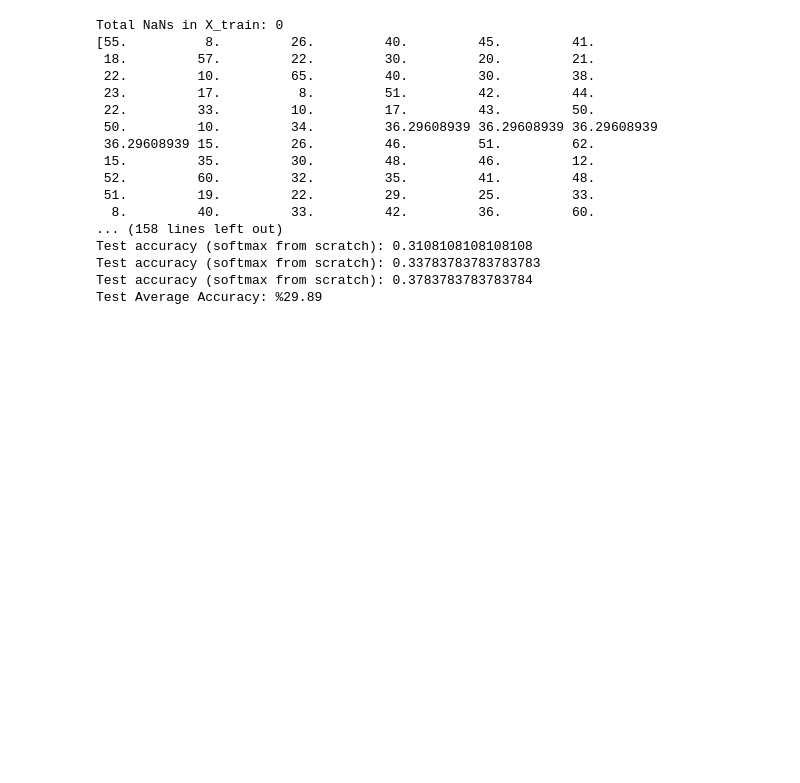
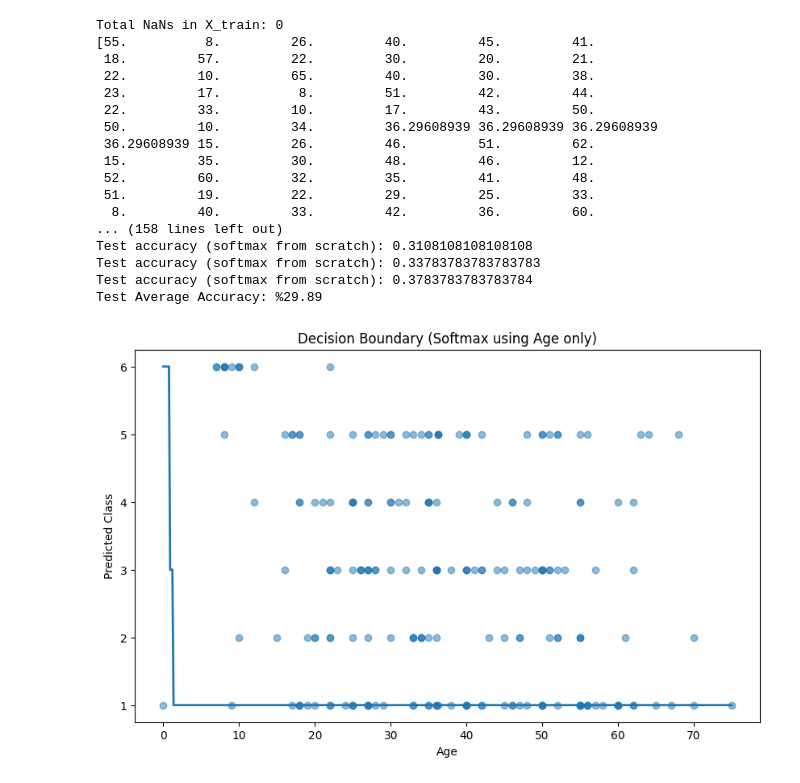
Before and after one commit to JamesParkerStrand/MidTerm_Machine-Learning, a Jupyter notebook: Midterm/part1/model1.ipynb, the cells around one changed output. Saved outputs shown, nothing was run; the diff lists cells and outputs as text; code cells hidden in the pictures; blank space fills up the shorter version.

```diff
--- a/Midterm/part1/model1.ipynb
+++ b/Midterm/part1/model1.ipynb
@@ -200,3 +190,40 @@ Test accuracy (softmax from scratch): 0.3108108108108108
 Test accuracy (softmax from scratch): 0.33783783783783783
 Test accuracy (softmax from scratch): 0.3783783783783784
 Test Average Accuracy: %29.89
+# %%
+import matplotlib.pyplot as plt
+
+# following graphs were made by chatgpt
+
+# Use one split
+Xtr, ytr, Xva, yva, Xte, yte = split_train_val_test(X_age, yDisease, seed=42)
+
+Xbtr = add_bias(Xtr)
+Xbva = add_bias(Xva)
+
+K = 7
+W, history = train_softmax_gd(Xbtr, ytr, Xbva, yva,
+                              K=K, lr=0.001,
+                              steps=2000, l2=1e-3)
+
+age_min, age_max = X_age.min(), X_age.max()
+age_grid = np.linspace(age_min, age_max, 500).reshape(-1,1)
+
+Xb_grid = add_bias(age_grid)
+probs = softmax(Xb_grid @ W)
+pred_classes = np.argmax(probs, axis=1)
+
+plt.figure(figsize=(10,6))
+
+# Plot decision regions
+plt.plot(age_grid, pred_classes, linewidth=2)
+
+# Scatter actual training data
+plt.scatter(Xtr, ytr, alpha=0.5)
+
+plt.xlabel("Age")
+plt.ylabel("Predicted Class")
+plt.title("Decision Boundary (Softmax using Age only)")
+plt.show()
+# %% [output]
+[figure, added]
```
Also changed, not shown: parts of 2 cells of this notebook, 1 other file.
